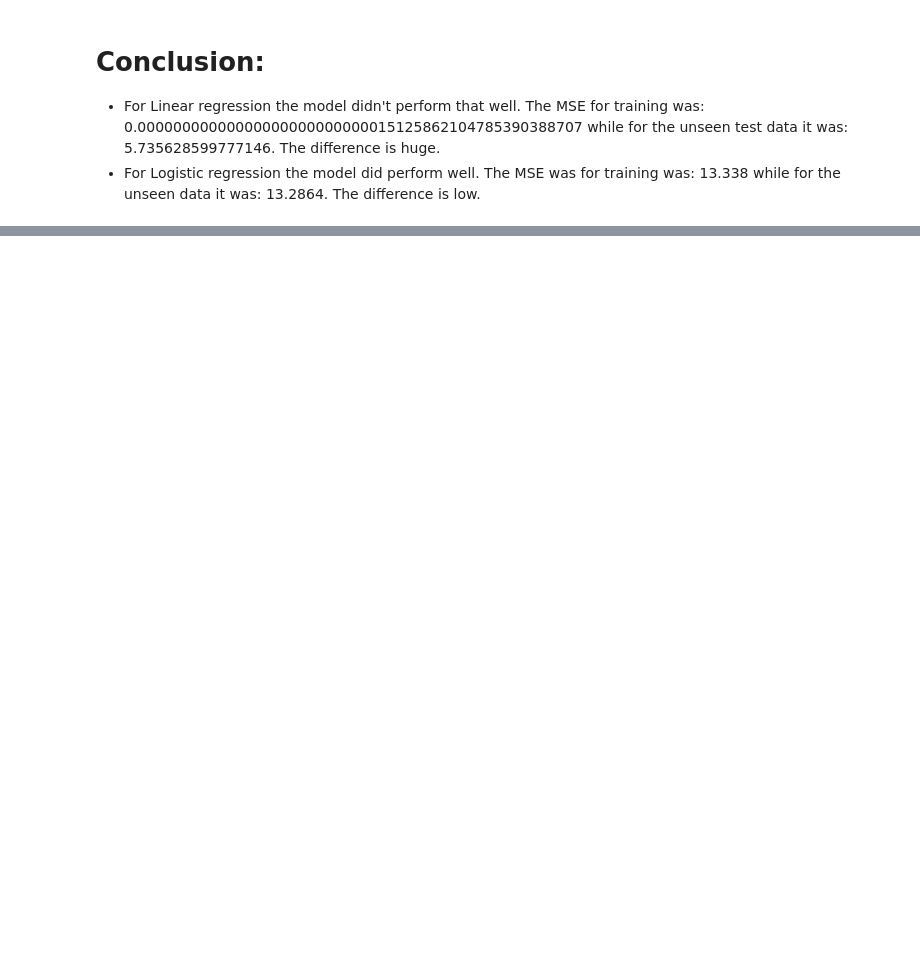
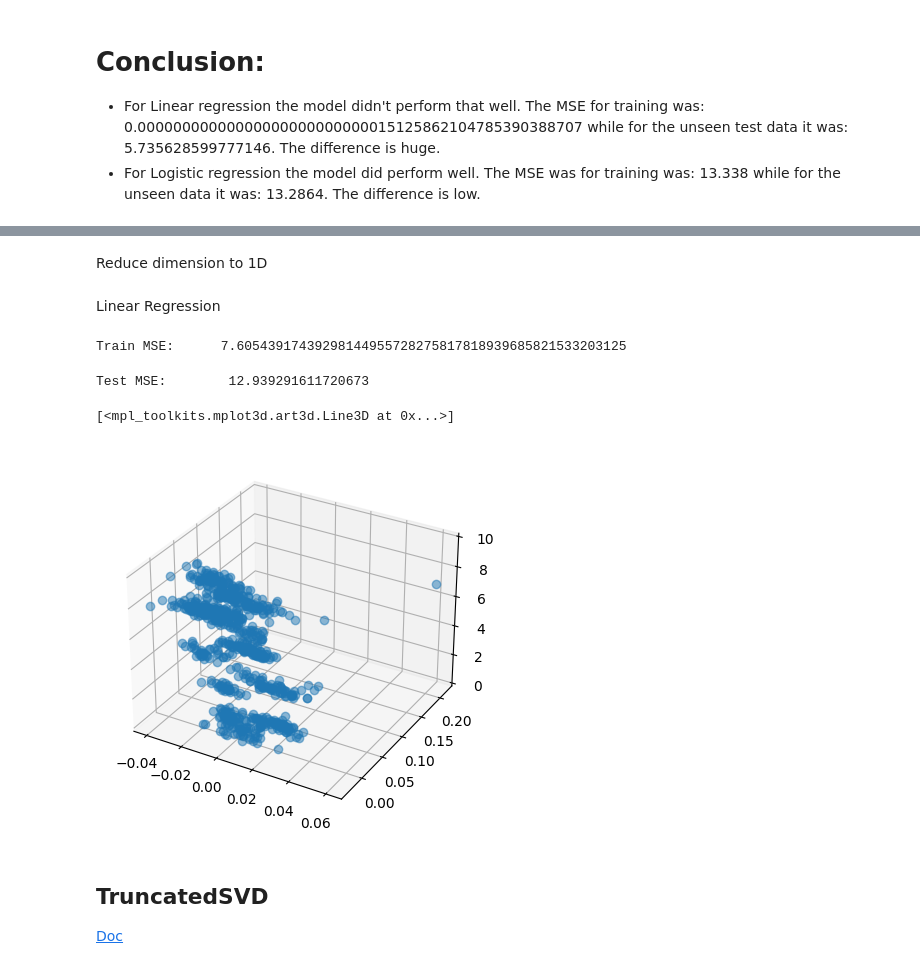
Before and after one commit to csupika/F21DL-Machine-Learning-Portfolio, a Jupyter notebook: lab9.ipynb, the cells around one changed output, grey strips where cells are left out. Saved outputs shown, nothing was run; the diff lists cells and outputs as text; code cells hidden in the pictures; blank space fills up the shorter version.

```diff
--- a/lab9.ipynb
+++ b/lab9.ipynb
@@ -132,7 +63,7 @@ from sklearn.metrics import mean_squared_error
 from sklearn.linear_model import LogisticRegression
 # %%
 linear_regression = linear_model.LinearRegression()
-linear_regression.fit(x_vec_train, y_vec_train)
+linear_regression.fit(x_train, y_train)
 coef = linear_regression.coef_
 print("Coefficient:")
 np.array([vocabulary, coef]).T
@@ -175,7 +98,7 @@ MSE:     5.735628599777146
 # Logistic Regression
 # %%
 log_regression = LogisticRegression(solver="lbfgs", random_state=42)
-log_regression.fit(x_vec_train, y_vec_train)
+log_regression.fit(x_train, y_train)
 coef = log_regression.coef_
 print("Coefficient:")
 coef
@@ -223,0 +158,44 @@ The MSE was lower for unseen data which is odd. I would have expect that the MSE
+# %% [markdown]
+Reduce dimension to 1D
+# %%
+from sklearn.decomposition import PCA
+
+PCA_reduced_x_train = PCA(n_components=2).fit_transform(x_train)
+PCA_reduced_x_test = PCA(n_components=2).fit_transform(x_test)
+# %% [markdown]
+Linear Regression
+# %%
+linear_regression = linear_model.LinearRegression()
+linear_regression.fit(PCA_reduced_x_train, y_train)
+
+PCA_train_pred = linear_regression.predict(PCA_reduced_x_train)
+model_error = mean_squared_error(y_train, PCA_train_pred)
+
+print(f"Train MSE:\t{model_error:.50f}")
+# %% [output]
+Train MSE:      7.60543917439298144955728275817818939685821533203125
+# %%
+PCA_test_pred = linear_regression.predict(PCA_reduced_x_test)
+model_error = mean_squared_error(y_test, PCA_test_pred)
+print("Test MSE:\t", model_error)
+# %% [output]
+Test MSE:        12.939291611720673
+# %%
+# Plot outputs
+# ax.scatter(PCA_train_pred, y_train,  color='green')
+# plt.scatter(y_test, PCA_test_pred, color='red')
+plt.style.use('default')
+
+fig = plt.figure()
+ax = fig.add_subplot(projection='3d')
+
+ax.plot(PCA_reduced_x_train[:,0], PCA_reduced_x_train[:,1], y_train, zorder=15, linestyle='none', marker='o', alpha=0.5)
+ax.scatter(xx_pred.flatten(), yy_pred.flatten(), predicted, facecolor=(0,0,0,0), s=20, edgecolor='#70b3f0')
+
+# plt.scatter(y_test, PCA_reduced_x_test)
+# plt.plot(PCA_test_pred, PCA_reduced_x_test)
+# plt.xlabel('Actual')
+# plt.ylabel('Predicted')
+# %% [output]
+[<mpl_toolkits.mplot3d.art3d.Line3D at 0x...>]
+[figure, added]
@@ -223,0 +224,3 @@ The MSE was lower for unseen data which is odd. I would have expect that the MSE
+# %% [markdown]
+## TruncatedSVD
+[Doc](https://scikit-learn.org/stable/modules/generated/sklearn.decomposition.TruncatedSVD.html#sklearn.decomposition.TruncatedSVD)
```
Also changed, not shown: parts of 22 cells of this notebook.
